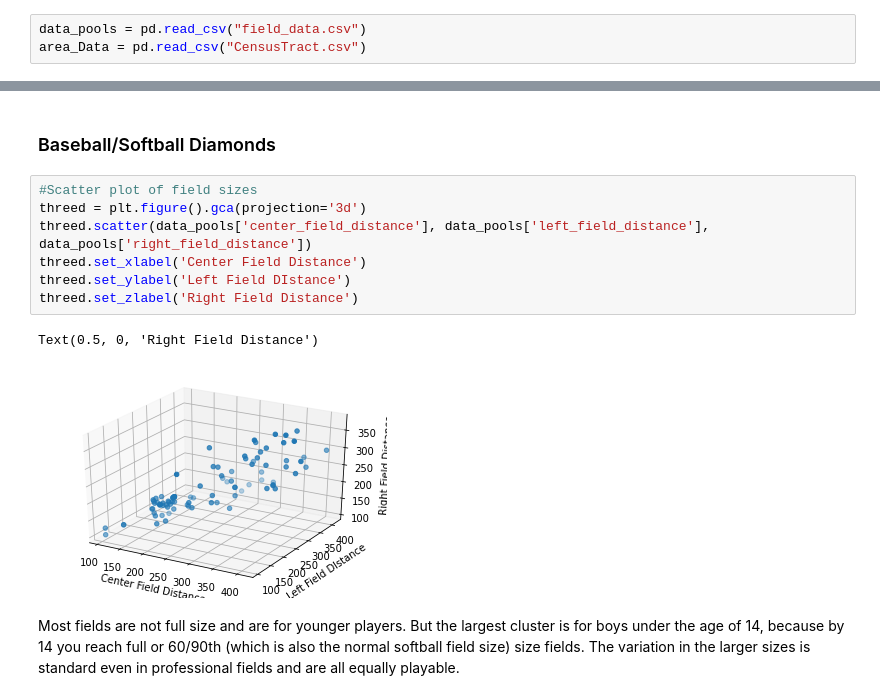
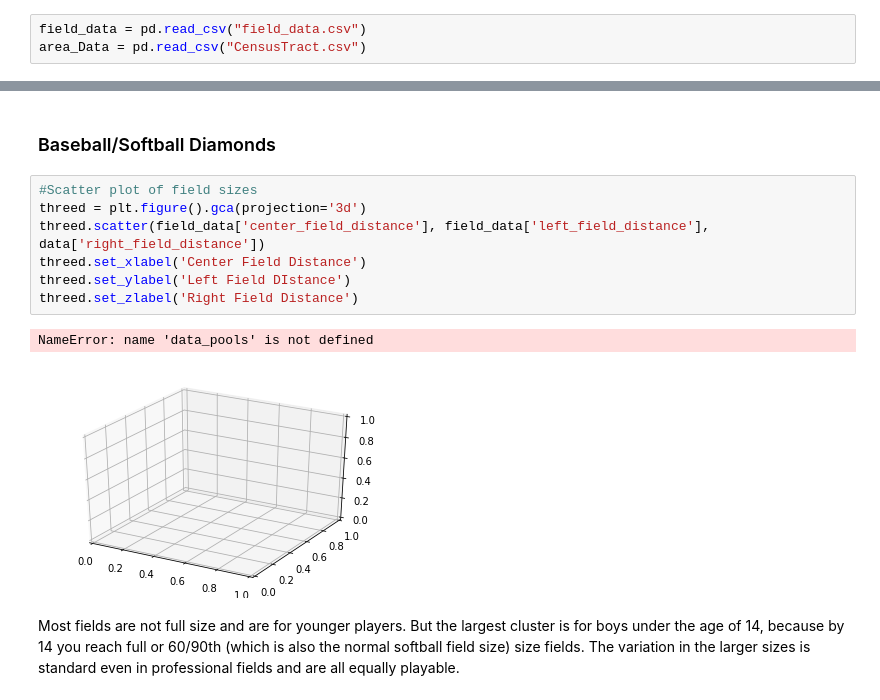
Before and after one commit to dcolangelo218/0010-final, a Jupyter notebook: GroupFinal.ipynb, the cells around one changed output, grey strips where cells are left out. Saved outputs shown, nothing was run; the diff lists cells and outputs as text.

```diff
--- a/GroupFinal.ipynb
+++ b/GroupFinal.ipynb
@@ -7,7 +7,7 @@ from mpl_toolkits.mplot3d import Axes3D
 # %% [markdown]
 # Fields
 # %%
-data_pools = pd.read_csv("field_data.csv")
+field_data = pd.read_csv("field_data.csv")
 area_Data = pd.read_csv("CensusTract.csv")
 # %%
 #Fields per neighborhood list in order
@@ -30,13 +49,13 @@ fields_per_hood.plot.box()
 # %%
 #Scatter plot of field sizes
 threed = plt.figure().gca(projection='3d')
-threed.scatter(data_pools['center_field_distance'], data_pools['left_field_distance'], data_pools['right_field_distance'])
+threed.scatter(field_data['center_field_distance'], field_data['left_field_distance'], data['right_field_distance'])
 threed.set_xlabel('Center Field Distance')
 threed.set_ylabel('Left Field DIstance')
 threed.set_zlabel('Right Field Distance')
 # %% [output]
-Text(0.5, 0, 'Right Field Distance')
+NameError: name 'data_pools' is not defined
-[figure, old version]
+[figure, new version]
 # %% [markdown]
 Most fields are not full size and are for younger players. But the largest cluster is for boys under the age of 14, because by 14 you reach full or 60/90th (which is also the normal softball field size) size fields. The variation in the larger sizes is standard even in professional fields and are all equally playable.
 # %% [markdown]
```
Also changed, not shown: parts of 2 cells of this notebook, 1 other file.
